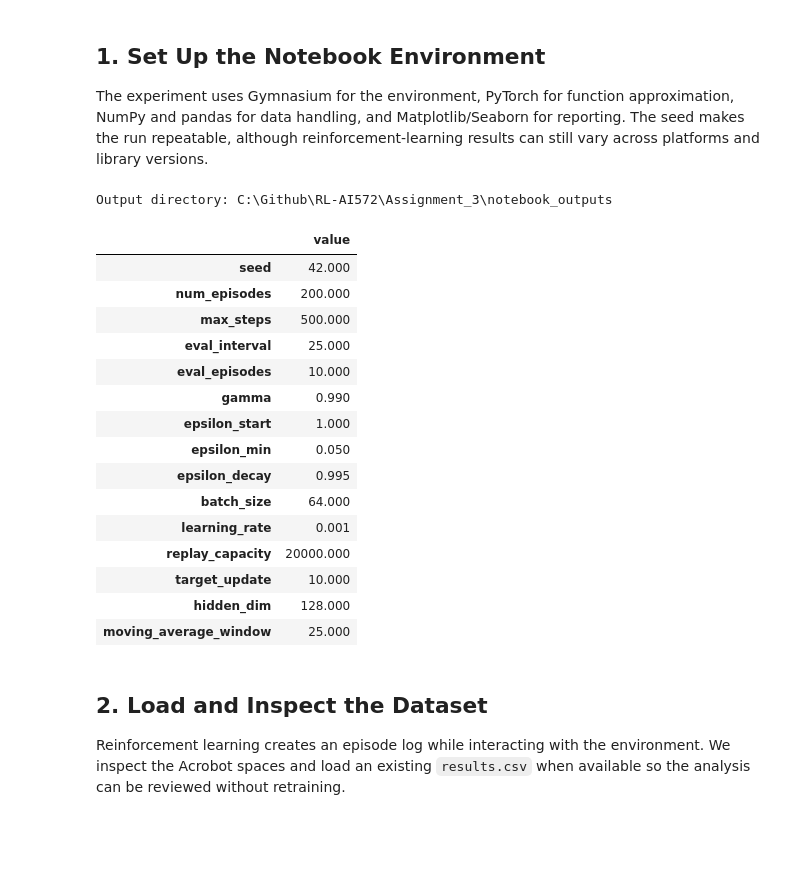
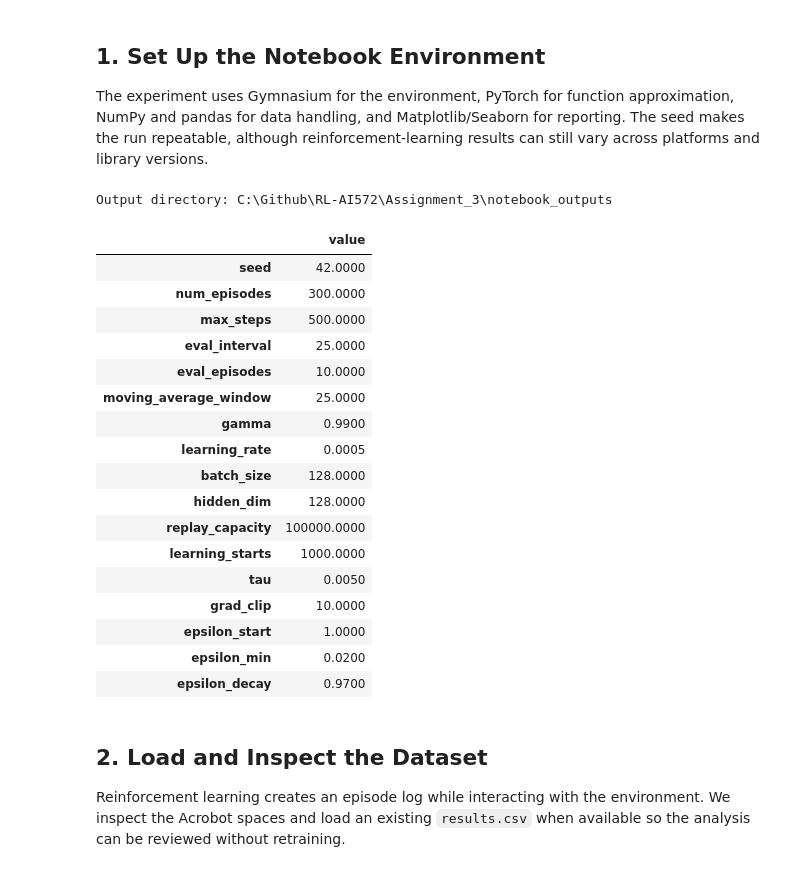
Before and after one commit to Nizarel/RL-AI572, a Jupyter notebook: Assignment_3/DQN_Acrobot_Documented.ipynb, the cells around one changed output. Drawn from its saved outputs; the diff is of its cells as text; code cells hidden in the pictures; blank space fills up the shorter version.

```diff
--- a/Assignment_3/DQN_Acrobot_Documented.ipynb
+++ b/Assignment_3/DQN_Acrobot_Documented.ipynb
@@ -22,53 +22,63 @@ import gymnasium as gym
 import matplotlib.pyplot as plt
 import numpy as np
 import pandas as pd
 import seaborn as sns
 import torch
 import torch.nn as nn
 import torch.nn.functional as F
 import torch.optim as optim
 from IPython.display import display
 
 sns.set_theme(style="whitegrid", context="notebook")
 plt.rcParams["figure.figsize"] = (10, 5)
 SEED = 42
 random.seed(SEED)
 np.random.seed(SEED)
 torch.manual_seed(SEED)
 
 BASE_DIR = Path.cwd()
 ASSIGNMENT_DIR = BASE_DIR if BASE_DIR.name == "Assignment_3" else BASE_DIR / "Assignment_3"
 OUTPUT_DIR = ASSIGNMENT_DIR / "notebook_outputs"
 FIGURES_DIR = OUTPUT_DIR / "figures"
 FIGURES_DIR.mkdir(parents=True, exist_ok=True)
 
 CONFIG = {
-    "seed": SEED, "num_episodes": 200, "max_steps": 500,
-    "eval_interval": 25, "eval_episodes": 10, "gamma": 0.99,
-    "epsilon_start": 1.0, "epsilon_min": 0.05, "epsilon_decay": 0.995,
-    "batch_size": 64, "learning_rate": 1e-3, "replay_capacity": 20_000,
-    "target_update": 10, "hidden_dim": 128, "moving_average_window": 25,
+    # --- experiment control ---
+    "seed": SEED, "num_episodes": 300, "max_steps": 500,
+    "eval_interval": 25, "eval_episodes": 10, "moving_average_window": 25,
+    # --- refined DQN hyperparameters ---
+    "gamma": 0.99,              # long horizon: Acrobot needs ~100 steps of credit assignment
+    "learning_rate": 5e-4,      # halved from 1e-3 -> smoother Q updates, less target chasing
+    "batch_size": 128,          # doubled -> lower gradient variance per step
+    "hidden_dim": 128,
+    "replay_capacity": 100_000, # keeps rare early successes available for replay
+    "learning_starts": 1_000,   # warm-up: no gradient steps until the buffer is diverse
+    "tau": 0.005,               # soft target update every step (replaces hard sync every 10 episodes)
+    "grad_clip": 10.0,          # clip global gradient norm to avoid destructive updates
+    "epsilon_start": 1.0, "epsilon_min": 0.02, "epsilon_decay": 0.97,  # reaches ~0.05 by episode 100
 }
 print(f"Output directory: {OUTPUT_DIR.resolve()}")
 display(pd.Series(CONFIG, name="value").to_frame())
 # %% [output]
 Output directory: C:\Github\RL-AI572\Assignment_3\notebook_outputs
 |  | value |
-| seed | 42.000 |
-| num_episodes | 200.000 |
-| max_steps | 500.000 |
-| eval_interval | 25.000 |
-| eval_episodes | 10.000 |
-| gamma | 0.990 |
-| epsilon_start | 1.000 |
-| epsilon_min | 0.050 |
-| epsilon_decay | 0.995 |
-| batch_size | 64.000 |
-| learning_rate | 0.001 |
-| replay_capacity | 20000.000 |
-| target_update | 10.000 |
-| hidden_dim | 128.000 |
-| moving_average_window | 25.000 |
+| seed | 42.0000 |
+| num_episodes | 300.0000 |
+| max_steps | 500.0000 |
+| eval_interval | 25.0000 |
+| eval_episodes | 10.0000 |
+| moving_average_window | 25.0000 |
+| gamma | 0.9900 |
+| learning_rate | 0.0005 |
+| batch_size | 128.0000 |
+| hidden_dim | 128.0000 |
+| replay_capacity | 100000.0000 |
+| learning_starts | 1000.0000 |
+| tau | 0.0050 |
+| grad_clip | 10.0000 |
+| epsilon_start | 1.0000 |
+| epsilon_min | 0.0200 |
+| epsilon_decay | 0.9700 |
 # %% [markdown]
 ## 2. Load and Inspect the Dataset
 
```
Also changed, not shown: parts of 7 cells of this notebook, 16 other files.
